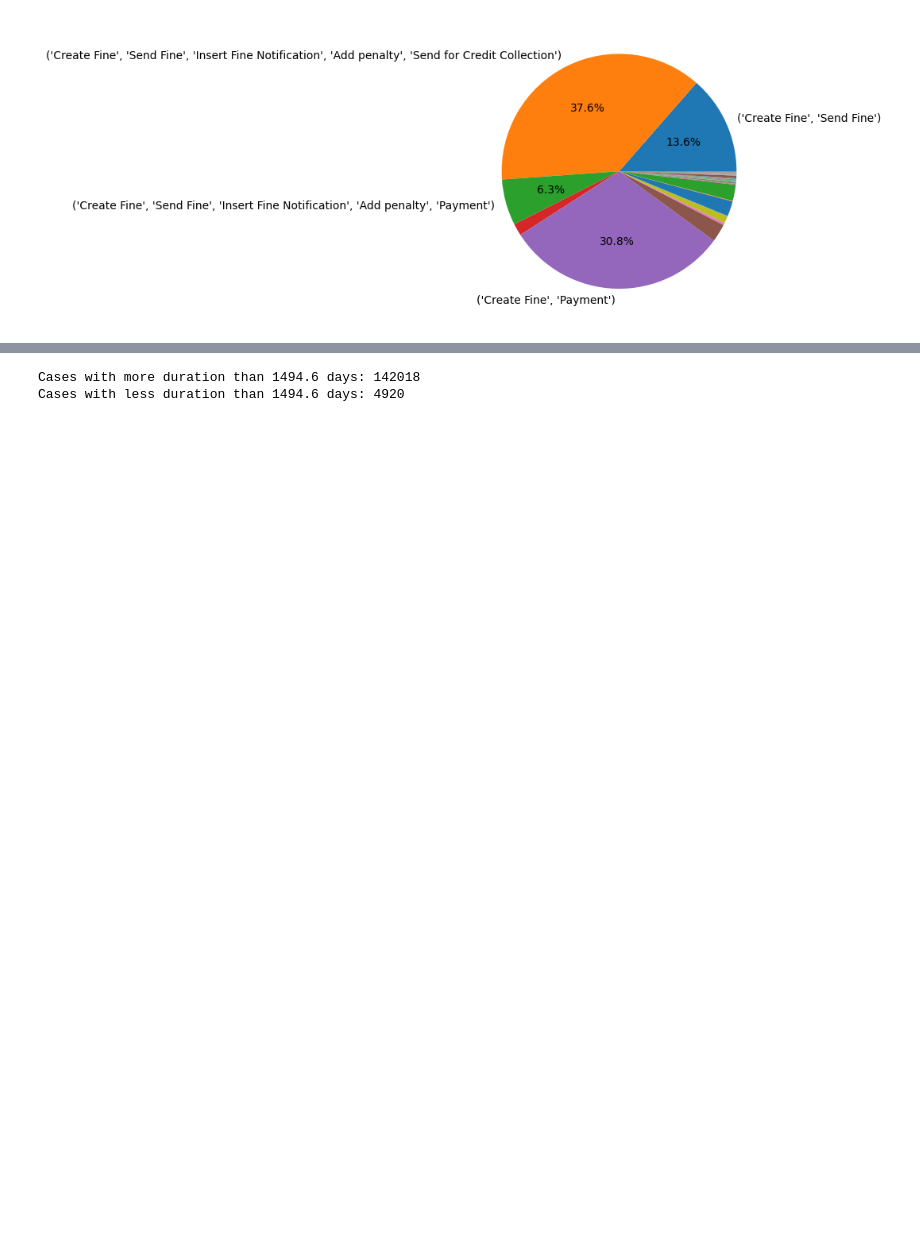
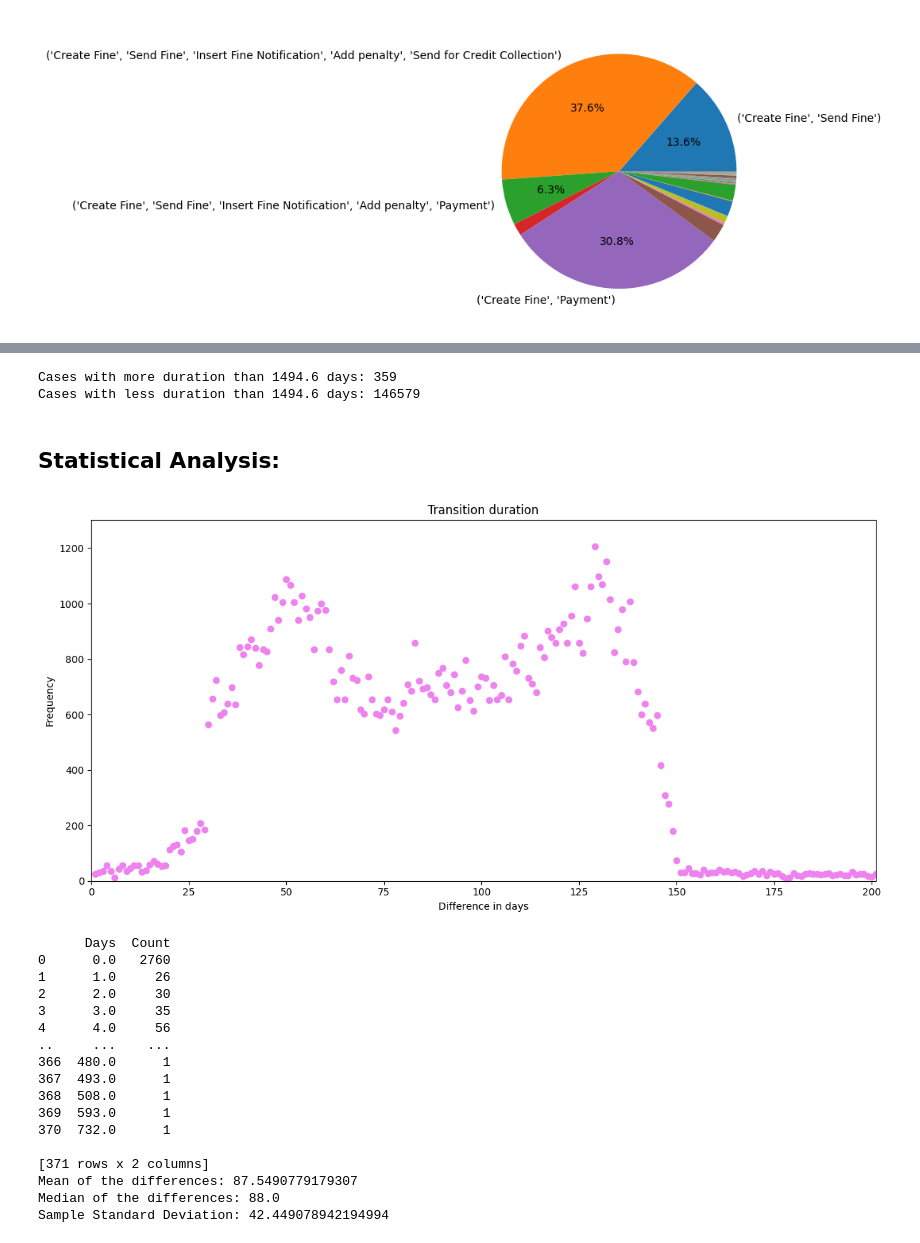
Before and after one commit to roccobalocco/AvodingTrafficFines, a Jupyter notebook: Notebooks/data_processing.ipynb, the cells around one changed output, grey strips where cells are left out. Cells and saved outputs as stored; diff of their text form; code cells hidden in the pictures; blank space fills up the shorter version.

```diff
--- a/Notebooks/data_processing.ipynb
+++ b/Notebooks/data_processing.ipynb
@@ -184,13 +208,71 @@ filtered_log
 # %%
 # 3 Filtering for maximum duration of the traces (1494.6 days)
 case_durations = pm4py.get_all_case_durations(filtered_log)
+# the durations are in seconds, so we need to convert them to days
 more_duration, less_duration = 0, 0
+max_duration = ((1494.6*24)*60)*60
 for case_duration in case_durations:
-    if case_duration > (1494.6 * 24) :
+    if case_duration > max_duration :
         more_duration += 1
     else:
         less_duration += 1
 print("Cases with more duration than 1494.6 days: {}\nCases with less duration than 1494.6 days: {}".format(more_duration, less_duration))
+filtered_log = pm4py.filter_case_performance(filtered_log, min_performance=0, max_performance=max_duration)
 # %% [output]
-Cases with more duration than 1494.6 days: 142018
-Cases with less duration than 1494.6 days: 4920
+Cases with more duration than 1494.6 days: 359
+Cases with less duration than 1494.6 days: 146579
+# %% [markdown]
+## Statistical Analysis:
+# %%
+create_send_fines = filtered_log[filtered_log['concept:name'].isin(['Create Fine', 'Send Fine'])]
+
+pivot = create_send_fines.pivot_table(index='case:concept:name', columns='concept:name', values='time:timestamp', aggfunc='min').reset_index()
+pivot = pivot.rename(columns={"Create Fine": "Create_Time", "Send Fine": "Send_Time"})
+
+pivot['Days'] = (pivot['Send_Time'] - pivot['Create_Time']).dt.days
+pivot = pivot.dropna(subset=['Create_Time', 'Send_Time'])
+
+duration_frequency = pivot.groupby('Days').size().reset_index(name='Count')
+
+plt.figure(figsize=(12, 6))
+plt.plot(duration_frequency['Days'], duration_frequency['Count'], 'o', color='violet')
+plt.xlabel('Difference in days')
+plt.ylabel('Frequency')
+plt.title('Transition duration')
+
+# Set axis limits
+plt.xlim(0, 201)
+plt.ylim(0, 1301)
+
+# Add more labels on the axis
+plt.tight_layout()
+plt.show()
+print(duration_frequency)
+mean_difference = pivot['Days'].mean()
+print(f"Mean of the differences: {mean_difference}")
+
+median_difference = pivot['Days'].median()
+print(f"Median of the differences: {median_difference}")
+
+# Calculate standard deviation
+std_deviation = np.std(pivot['Days'], ddof=1)
+print("Sample Standard Deviation:", std_deviation)
+# %% [output]
+[figure, added]
+      Days  Count
+0      0.0   2760
+1      1.0     26
+2      2.0     30
+3      3.0     35
+4      4.0     56
+..     ...    ...
+366  480.0      1
+367  493.0      1
+368  508.0      1
+369  593.0      1
+370  732.0      1
+
+[371 rows x 2 columns]
+Mean of the differences: 87.5490779179307
+Median of the differences: 88.0
+Sample Standard Deviation: 42.449078942194994
```
Also changed, not shown: parts of 23 cells of this notebook, 29 other files.
